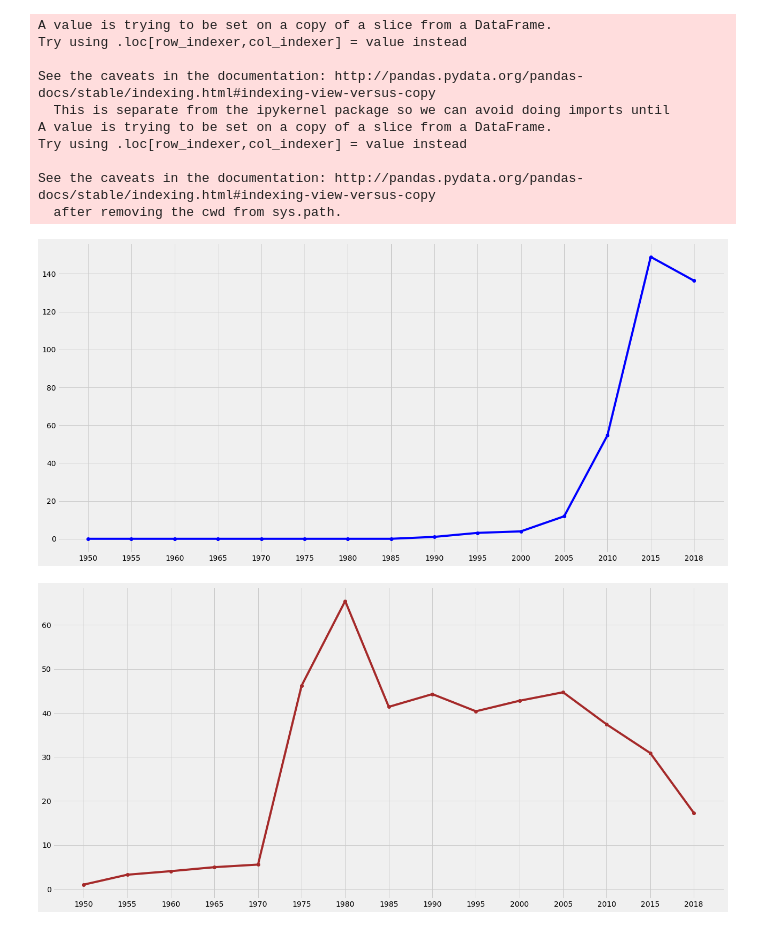
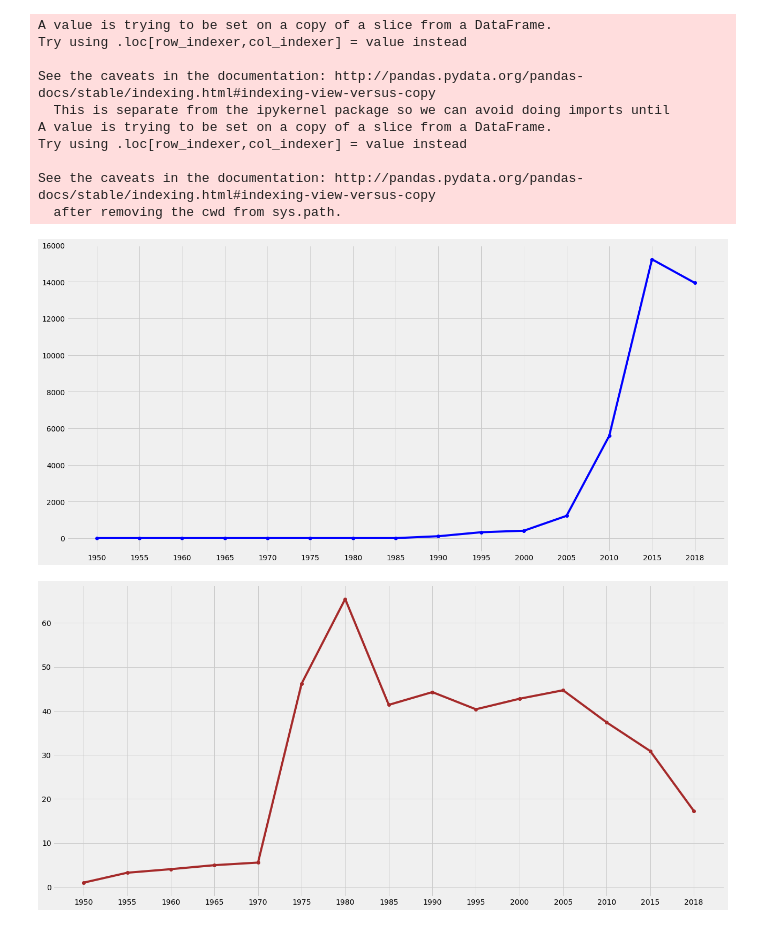
Before and after one commit to seantibbitts/project_1, a Jupyter notebook: Project1.ipynb, the cells around one changed output. Drawn from its saved outputs; the diff is of its cells as text; code cells hidden in the pictures.

```diff
--- a/Project1.ipynb
+++ b/Project1.ipynb
@@ -67,12 +67,12 @@ See the caveats in the documentation: http://pandas.pydata.org/pandas-docs/stabl
   after removing the cwd from sys.path.
 # %%
 df_wind["New column"]=pd.cut(df_wind['YYYYMM'],bins,labels=group_names)
-df_axis2=df_wind.groupby('New column')['Value'].sum()/10
+df_axis2=df_wind.groupby('New column')['Value'].sum()
 df_axis2.reset_index()
-wind,=plt.plot(group_names,df_axis2/df_axis2.loc['1990'],marker='o',color='blue',label="Wind Energy Consumption")
+wind,=plt.plot(group_names,df_axis2,marker='o',color='blue',label="Wind Energy Consumption")
 plt.rcParams['figure.figsize']=(20,10)
 # %% [output]
-[figure, old version]
+[figure, new version]
 # %%
 
 df_Petroenergy=pd.read_csv("Petro Energy.csv",dtype=str)
```
Also changed, not shown: parts of 2 cells of this notebook, 1 other file.
